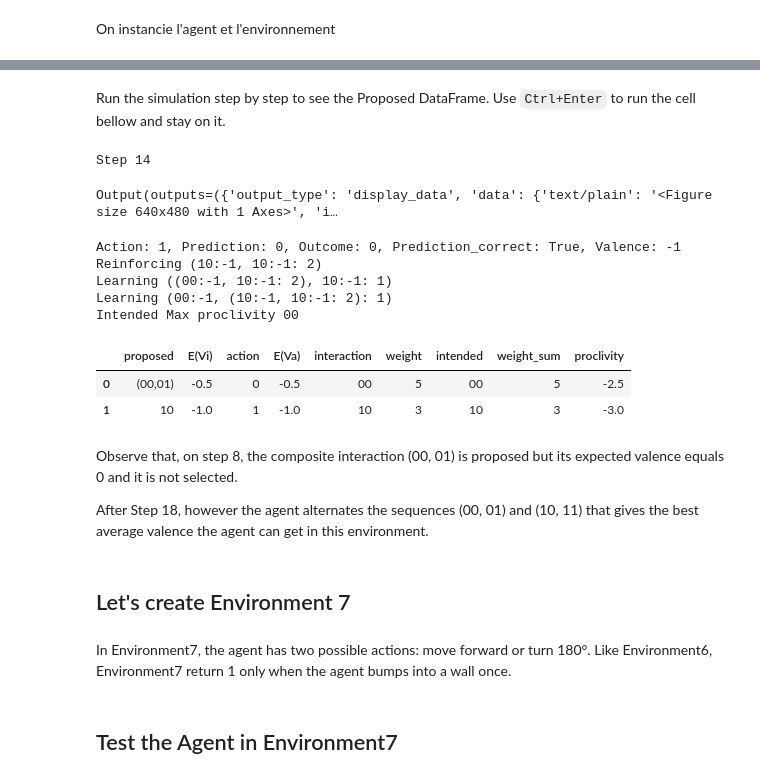
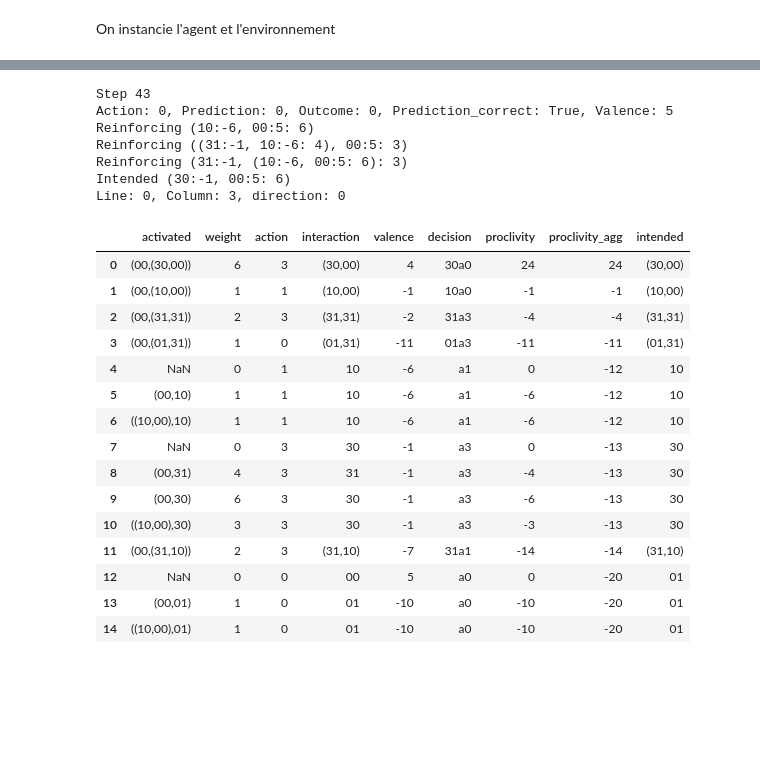
Before and after one commit to PetiteIA/schema_mechanism, a Jupyter notebook: notebooks/agent8.ipynb, the cells around one changed output, grey strips where cells are left out. Saved outputs shown, nothing was run; the diff lists cells and outputs as text; code cells hidden in the pictures; blank space fills up the shorter version.

Commit message:
Agent8

```diff
--- a/notebooks/agent8.ipynb
+++ b/notebooks/agent8.ipynb
@@ -742,17 +510,25 @@ class Environment6:
 # %%
-# Instanciate the agent in Environment6
+# Instanciate the small loop environment
+e = SmallLoop(0, 1, 0)
+
+# Instanciate the agent
 interactions = [
-    Interaction(0,0,-1),
-    Interaction(0,1,1),
-    Interaction(1,0,-1),
-    Interaction(1,1,1)
+    Interaction(0,0,5),
+    Interaction(0,1,-10),
+    Interaction(1,0,-6),
+    Interaction(1,1,-6),
+    # Interaction(2,0,-2),
+    # Interaction(2,1,-2),
+    Interaction(3,0,-1),
+    Interaction(3,1,-1)
 ]
-a = Agent(interactions)
-e = Environment6()
-
-# Output widget for displaying the plot
-out = Output()
+a = Agent8(interactions)
 
 # Run the interaction loop
 step = 0
 outcome = 0
+
+# Display
+out = Output()
+e.display()
+display(out)
@@ -759,30 +537,31 @@ outcome = 0
-# %% [markdown]
-Run the simulation step by step to see the Proposed DataFrame. Use `Ctrl+Enter` to run the cell bellow and stay on it.
 # %%
 print(f"Step {step}")
 step += 1
+action = a.action(outcome)
 e.display()
-display(out)
-action = a.action(outcome)
 outcome = e.outcome(action)
-a.selection_df
+a.proposed_df
 # %% [output]
-Step 14
+Step 43
+Action: 0, Prediction: 0, Outcome: 0, Prediction_correct: True, Valence: 5
+Reinforcing (10:-6, 00:5: 6)
+Reinforcing ((31:-1, 10:-6: 4), 00:5: 3)
+Reinforcing (31:-1, (10:-6, 00:5: 6): 3)
+Intended (30:-1, 00:5: 6)
+Line: 0, Column: 3, direction: 0
-Output(outputs=({'output_type': 'display_data', 'data': {'text/plain': '<Figure size 640x480 with 1 Axes>', 'i…
-Action: 1, Prediction: 0, Outcome: 0, Prediction_correct: True, Valence: -1
-Reinforcing (10:-1, 10:-1: 2)
-Learning ((00:-1, 10:-1: 2), 10:-1: 1)
-Learning (00:-1, (10:-1, 10:-1: 2): 1)
-Intended Max proclivity 00
-|  | proposed | E(Vi) | action | E(Va) | interaction | weight | intended | weight_sum | proclivity |
-| 0 | (00,01) | -0.5 | 0 | -0.5 | 00 | 5 | 00 | 5 | -2.5 |
-| 1 | 10 | -1.0 | 1 | -1.0 | 10 | 3 | 10 | 3 | -3.0 |
+|  | activated | weight | action | interaction | valence | decision | proclivity | proclivity_agg | intended |
+| 0 | (00,(30,00)) | 6 | 3 | (30,00) | 4 | 30a0 | 24 | 24 | (30,00) |
+| 1 | (00,(10,00)) | 1 | 1 | (10,00) | -1 | 10a0 | -1 | -1 | (10,00) |
+| 2 | (00,(31,31)) | 2 | 3 | (31,31) | -2 | 31a3 | -4 | -4 | (31,31) |
+| 3 | (00,(01,31)) | 1 | 0 | (01,31) | -11 | 01a3 | -11 | -11 | (01,31) |
+| 4 | NaN | 0 | 1 | 10 | -6 | a1 | 0 | -12 | 10 |
+| 5 | (00,10) | 1 | 1 | 10 | -6 | a1 | -6 | -12 | 10 |
+| 6 | ((10,00),10) | 1 | 1 | 10 | -6 | a1 | -6 | -12 | 10 |
+| 7 | NaN | 0 | 3 | 30 | -1 | a3 | 0 | -13 | 30 |
+| 8 | (00,31) | 4 | 3 | 31 | -1 | a3 | -4 | -13 | 30 |
+| 9 | (00,30) | 6 | 3 | 30 | -1 | a3 | -6 | -13 | 30 |
+| 10 | ((10,00),30) | 3 | 3 | 30 | -1 | a3 | -3 | -13 | 30 |
+| 11 | (00,(31,10)) | 2 | 3 | (31,10) | -7 | 31a1 | -14 | -14 | (31,10) |
+| 12 | NaN | 0 | 0 | 00 | 5 | a0 | 0 | -20 | 01 |
+| 13 | (00,01) | 1 | 0 | 01 | -10 | a0 | -10 | -20 | 01 |
+| 14 | ((10,00),01) | 1 | 0 | 01 | -10 | a0 | -10 | -20 | 01 |
-# %% [markdown]
-Observe that, on step 8, the composite interaction (00, 01) is proposed but its expected valence equals 0 and it is not selected.
-
-After Step 18, however the agent alternates the sequences (00, 01) and (10, 11) that gives the best average valence the agent can get in this environment.
-# %% [markdown]
-## Let's create Environment 7
-# %% [markdown]
-In Environment7, the agent has two possible actions: move forward or turn 180°.
-Like Environment6, Environment7 return 1 only when the agent bumps into a wall once.
@@ -856,2 +567,0 @@ class Environment7:
-# %% [markdown]
-## Test the Agent in Environment7
```
Also changed, not shown: parts of 37 cells of this notebook, 1 other file.
